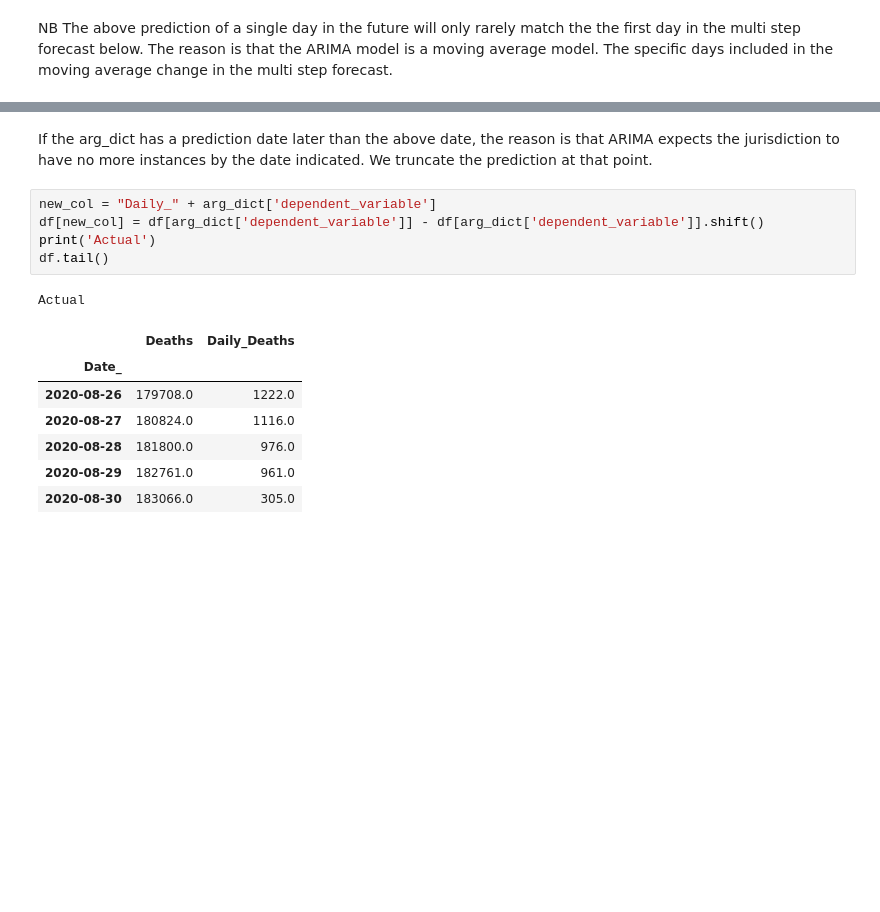
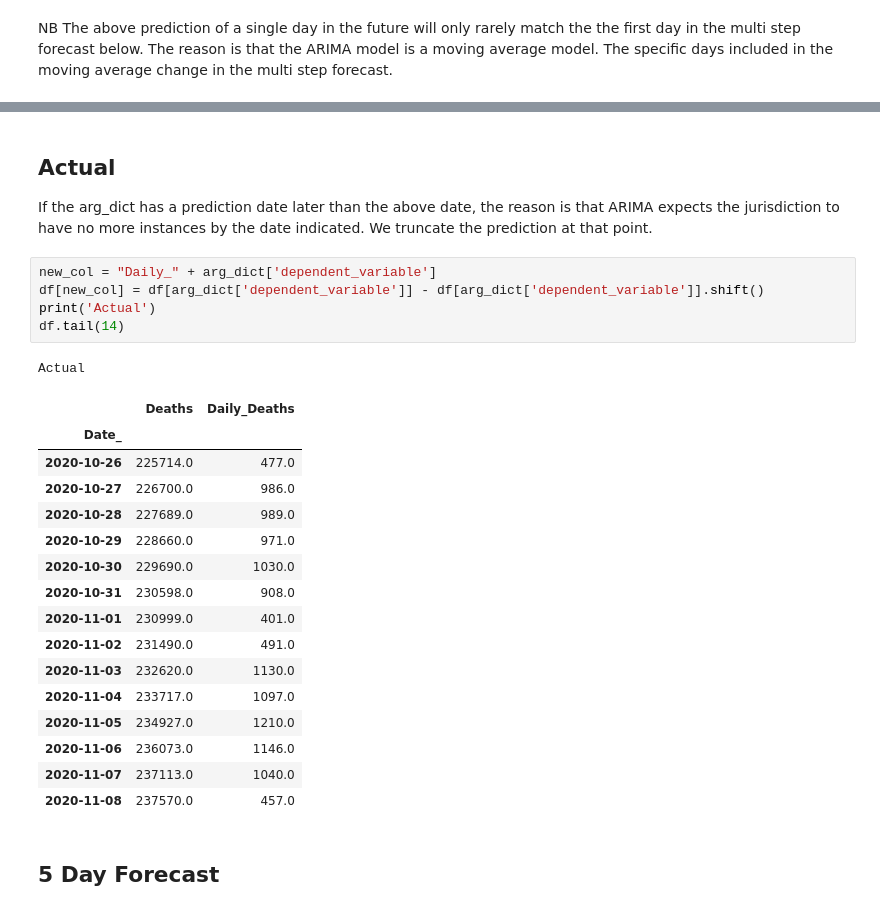
Before and after one commit to LindsayMoir/arima, a Jupyter notebook: arima_driver.ipynb, the cells around one changed output, grey strips where cells are left out. Cells and saved outputs as stored; diff of their text form; blank space fills up the shorter version.

```diff
--- a/arima_driver.ipynb
+++ b/arima_driver.ipynb
@@ -136,19 +136,31 @@ The USA prediction is for 309,962 cumulative Deaths to occur by 2020-12-31 00:00
 # %% [markdown]
+## Actual
 If the arg_dict has a prediction date later than the above date, the reason is that ARIMA expects the jurisdiction to have no more instances by the date indicated. We truncate the prediction at that point.
 # %%
 new_col = "Daily_" + arg_dict['dependent_variable']
 df[new_col] = df[arg_dict['dependent_variable']] - df[arg_dict['dependent_variable']].shift()
 print('Actual')
-df.tail()
+df.tail(14)
 # %% [output]
 Actual
 |  | Deaths | Daily_Deaths |
 | Date_ |  |  |
-| 2020-08-26 | 179708.0 | 1222.0 |
-| 2020-08-27 | 180824.0 | 1116.0 |
-| 2020-08-28 | 181800.0 | 976.0 |
-| 2020-08-29 | 182761.0 | 961.0 |
-| 2020-08-30 | 183066.0 | 305.0 |
+| 2020-10-26 | 225714.0 | 477.0 |
+| 2020-10-27 | 226700.0 | 986.0 |
+| 2020-10-28 | 227689.0 | 989.0 |
+| 2020-10-29 | 228660.0 | 971.0 |
+| 2020-10-30 | 229690.0 | 1030.0 |
+| 2020-10-31 | 230598.0 | 908.0 |
+| 2020-11-01 | 230999.0 | 401.0 |
+| 2020-11-02 | 231490.0 | 491.0 |
+| 2020-11-03 | 232620.0 | 1130.0 |
+| 2020-11-04 | 233717.0 | 1097.0 |
+| 2020-11-05 | 234927.0 | 1210.0 |
+| 2020-11-06 | 236073.0 | 1146.0 |
+| 2020-11-07 | 237113.0 | 1040.0 |
+| 2020-11-08 | 237570.0 | 457.0 |
+# %% [markdown]
+## 5 Day Forecast
 # %%
 forecast_df[new_col] = forecast_df[arg_dict['dependent_variable']] - forecast_df[arg_dict['dependent_variable']].shift()
 forecast_df.iloc[0,1] = forecast_df.iloc[0,0] - df.iloc[-1,0]
```
Also changed, not shown: parts of 7 cells of this notebook, 9 other files.
